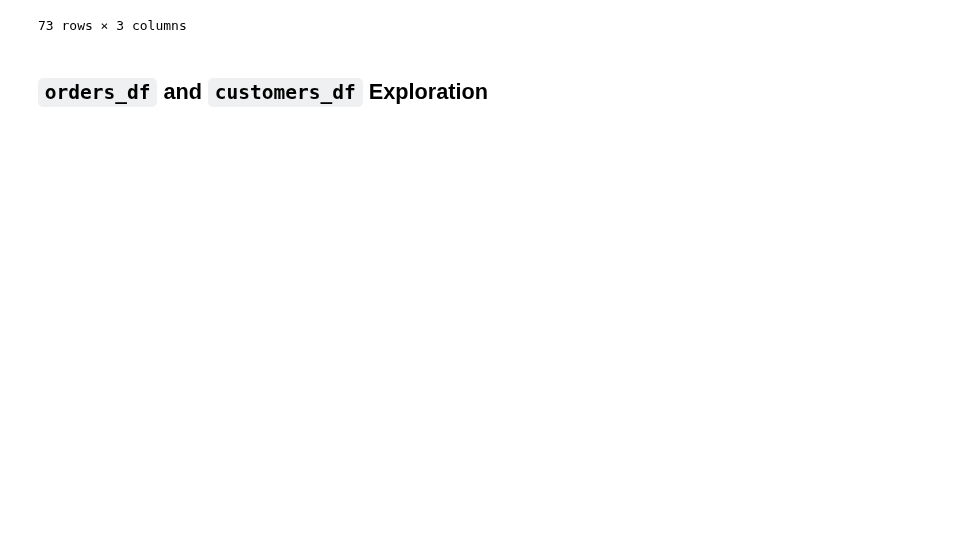
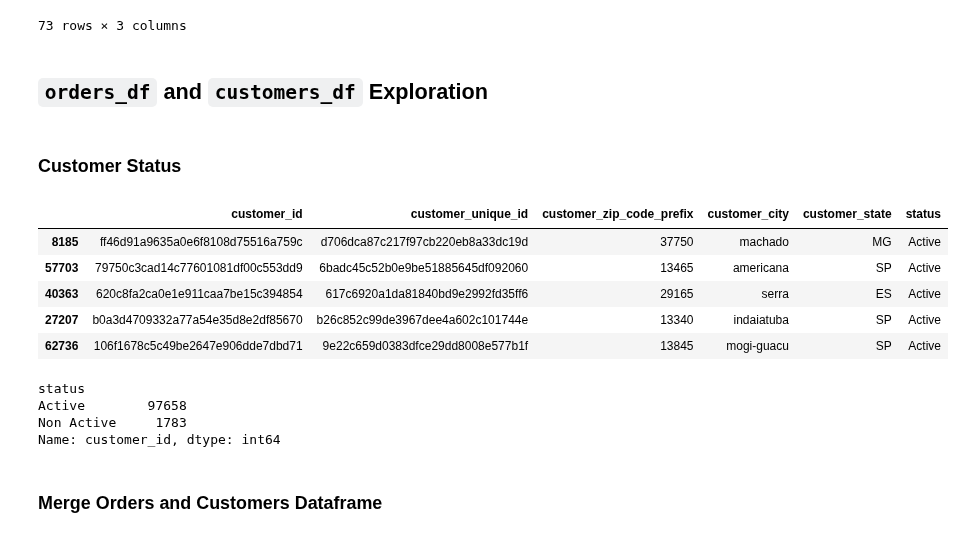
Before and after one commit to naufalmuafi/e-commerce_analysis_project, a Jupyter notebook: main.ipynb, the cells around one changed output. Saved outputs shown, nothing was run; the diff lists cells and outputs as text; code cells hidden in the pictures; blank space fills up the shorter version.

```diff
--- a/main.ipynb
+++ b/main.ipynb
@@ -663,8 +663,7 @@ memory usage: 6.1+ MB
 # %% [markdown]
 First, we drop "order_delivered_carrier_date" column that have missing value. Because, if we fill with something, we can't make sure it's objective and based on fact.
 # %%
-if orders_df["order_status"] == "delivered":
-  orders_df.dropna(subset=['order_delivered_carrier_date'], inplace=True)
+orders_df.dropna(subset=['order_delivered_carrier_date'], inplace=True)
 # %%
 orders_df.isna().sum()
 # %% [output]
@@ -1182,3 +1201,26 @@ orderItems_products_df.groupby(by="product_category_name").agg({
 73 rows × 3 columns
 # %% [markdown]
 ## `orders_df` and `customers_df` Exploration
+# %% [markdown]
+### Customer Status
+# %%
+customer_in_order = orders_df.customer_id.tolist()
+customers_df["status"] = customers_df["customer_id"].apply(
+    lambda x: "Active" if x in customer_in_order else "Non Active")
+customers_df.sample(5)
+# %% [output]
+|  | customer_id | customer_unique_id | customer_zip_code_prefix | customer_city | customer_state | status |
+| 8185 | ff46d91a9635a0e6f8108d75516a759c | d706dca87c217f97cb220eb8a33dc19d | 37750 | machado | MG | Active |
+| 57703 | 79750c3cad14c77601081df00c553dd9 | 6badc45c52b0e9be51885645df092060 | 13465 | americana | SP | Active |
+| 40363 | 620c8fa2ca0e1e911caa7be15c394854 | 617c6920a1da81840bd9e2992fd35ff6 | 29165 | serra | ES | Active |
+| 27207 | b0a3d4709332a77a54e35d8e2df85670 | b26c852c99de3967dee4a602c101744e | 13340 | indaiatuba | SP | Active |
+| 62736 | 106f1678c5c49be2647e906dde7dbd71 | 9e22c659d0383dfce29dd8008e577b1f | 13845 | mogi-guacu | SP | Active |
+# %%
+customers_df.groupby(by="status").customer_id.count()
+# %% [output]
+status
+Active        97658
+Non Active     1783
+Name: customer_id, dtype: int64
+# %% [markdown]
+### Merge Orders and Customers Dataframe
```
Also changed, not shown: parts of 22 cells of this notebook.
